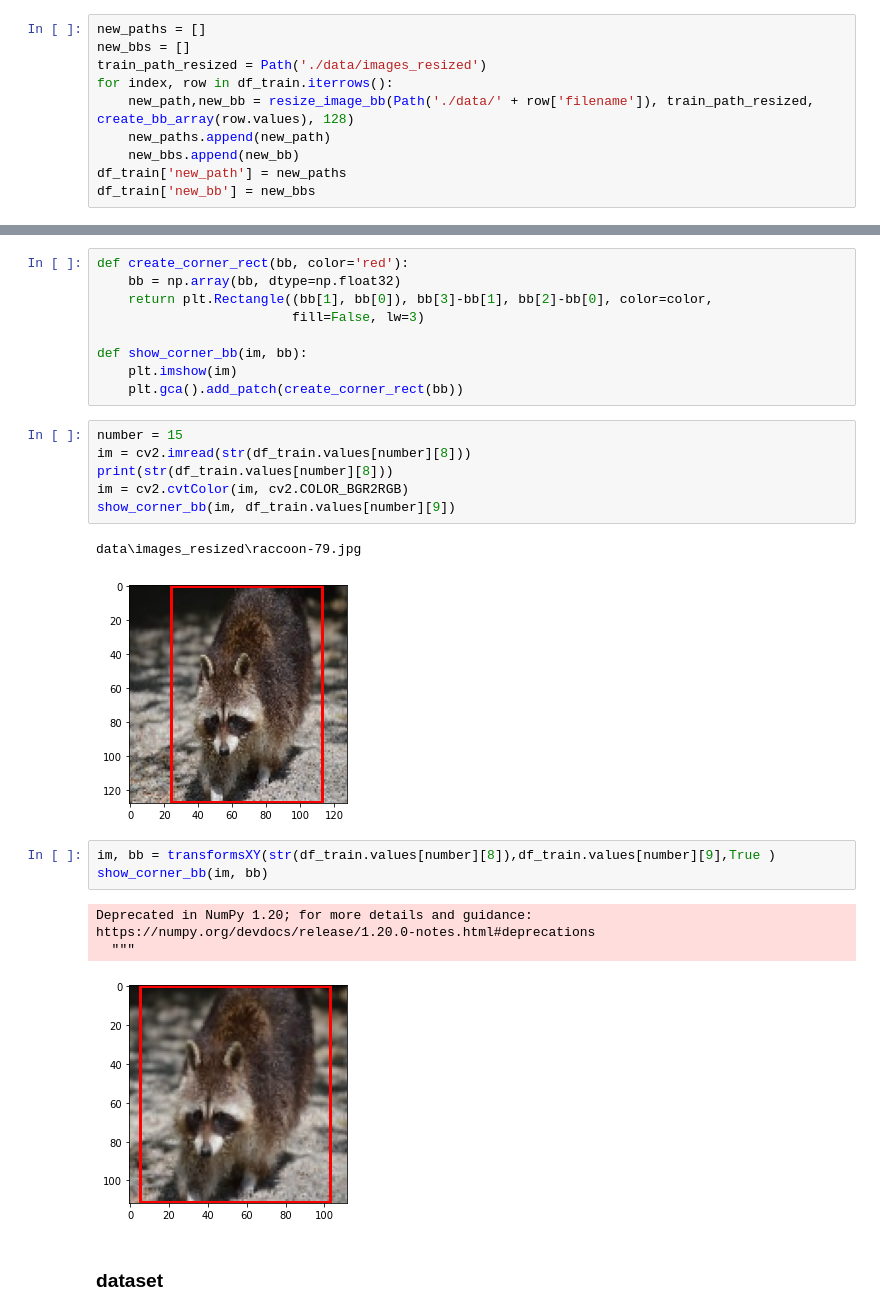
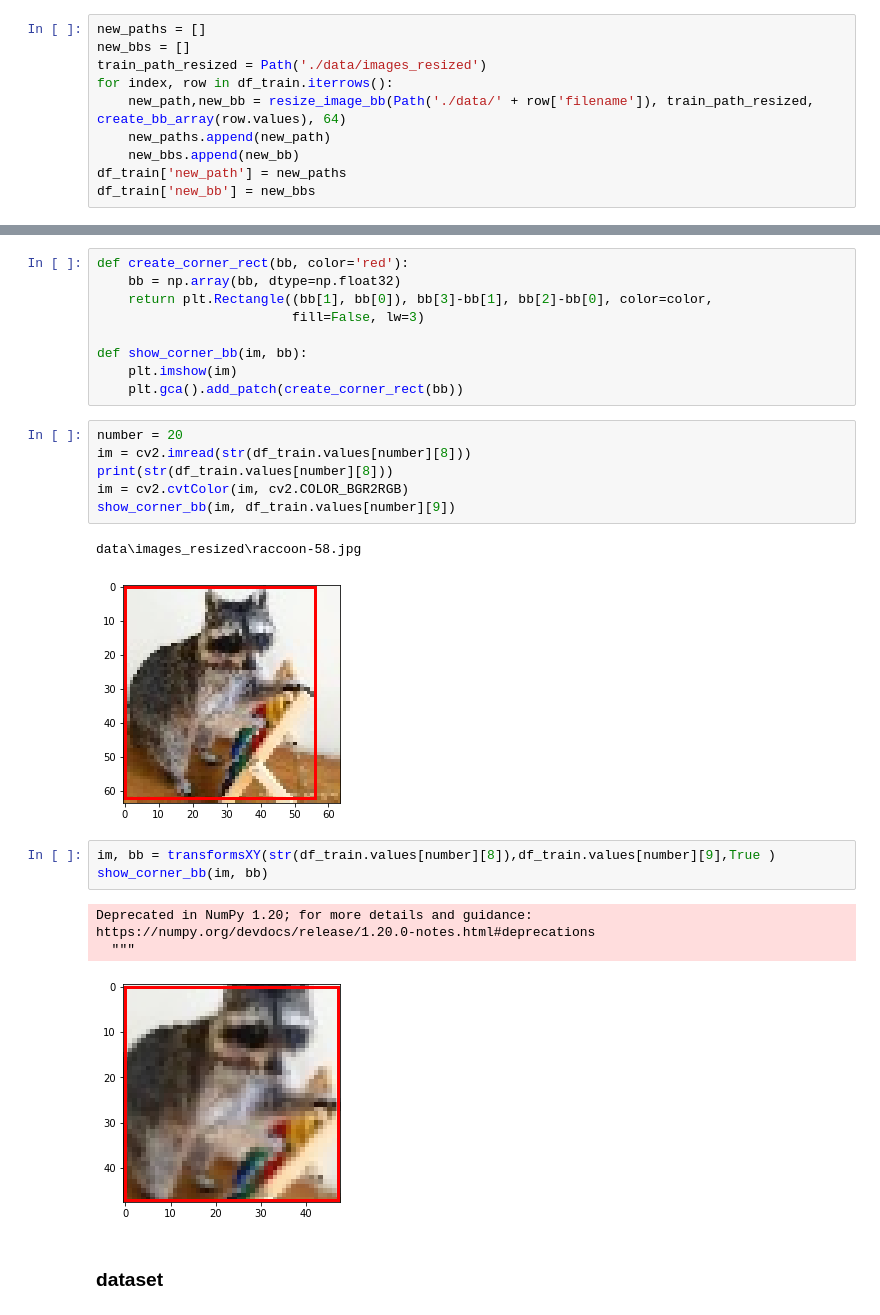
Before and after one commit to hellge83/AI_pytorch, a Jupyter notebook: les02/HW2_frcnn.ipynb, the cells around one changed output, grey strips where cells are left out. Cells and saved outputs as stored; diff of their text form.

```diff
--- a/les02/HW2_frcnn.ipynb
+++ b/les02/HW2_frcnn.ipynb
@@ -117,7 +118,7 @@ new_paths = []
 new_bbs = []
 train_path_resized = Path('./data/images_resized')
 for index, row in df_train.iterrows():
-    new_path,new_bb = resize_image_bb(Path('./data/' + row['filename']), train_path_resized, create_bb_array(row.values), 128)
+    new_path,new_bb = resize_image_bb(Path('./data/' + row['filename']), train_path_resized, create_bb_array(row.values), 64)
     new_paths.append(new_path)
     new_bbs.append(new_bb)
 df_train['new_path'] = new_paths
@@ -267,21 +268,21 @@ def show_corner_bb(im, bb):
     plt.imshow(im)
     plt.gca().add_patch(create_corner_rect(bb))
 # %%
-number = 15
+number = 20
 im = cv2.imread(str(df_train.values[number][8]))
 print(str(df_train.values[number][8]))
 im = cv2.cvtColor(im, cv2.COLOR_BGR2RGB)
 show_corner_bb(im, df_train.values[number][9])
 # %% [output]
-data\images_resized\raccoon-79.jpg
+data\images_resized\raccoon-58.jpg
-[figure, old version]
+[figure, new version]
 # %%
 im, bb = transformsXY(str(df_train.values[number][8]),df_train.values[number][9],True )
 show_corner_bb(im, bb)
 # %% [output]
 Deprecated in NumPy 1.20; for more details and guidance: https://numpy.org/devdocs/release/1.20.0-notes.html#deprecations
   """
-[figure, old version]
+[figure, new version]
 # %% [markdown]
 ### dataset
 # %%
```
Also changed, not shown: parts of 31 cells of this notebook.
